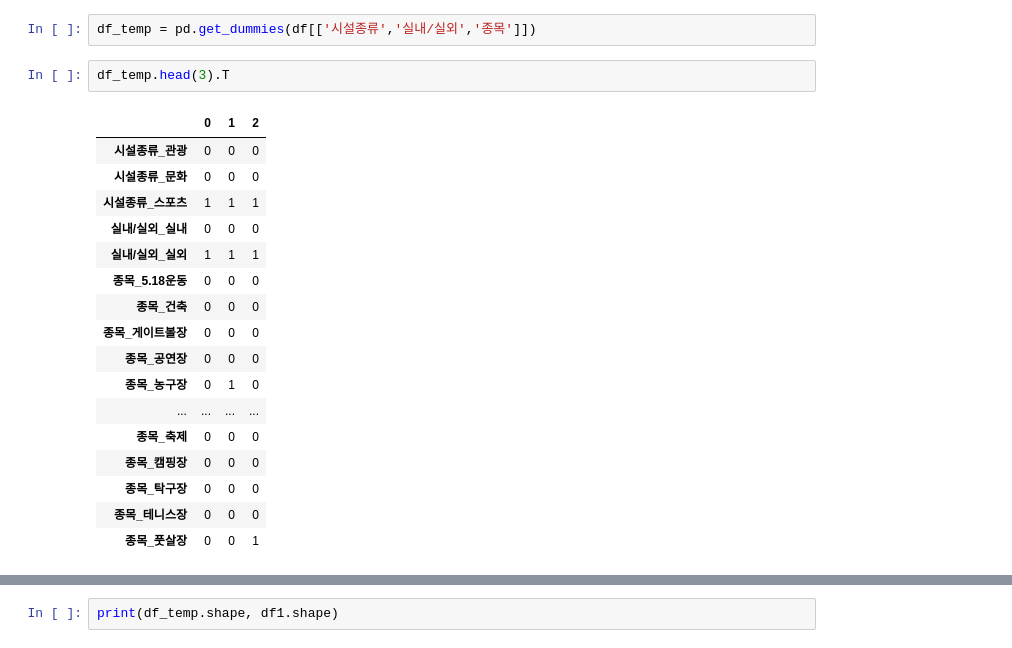
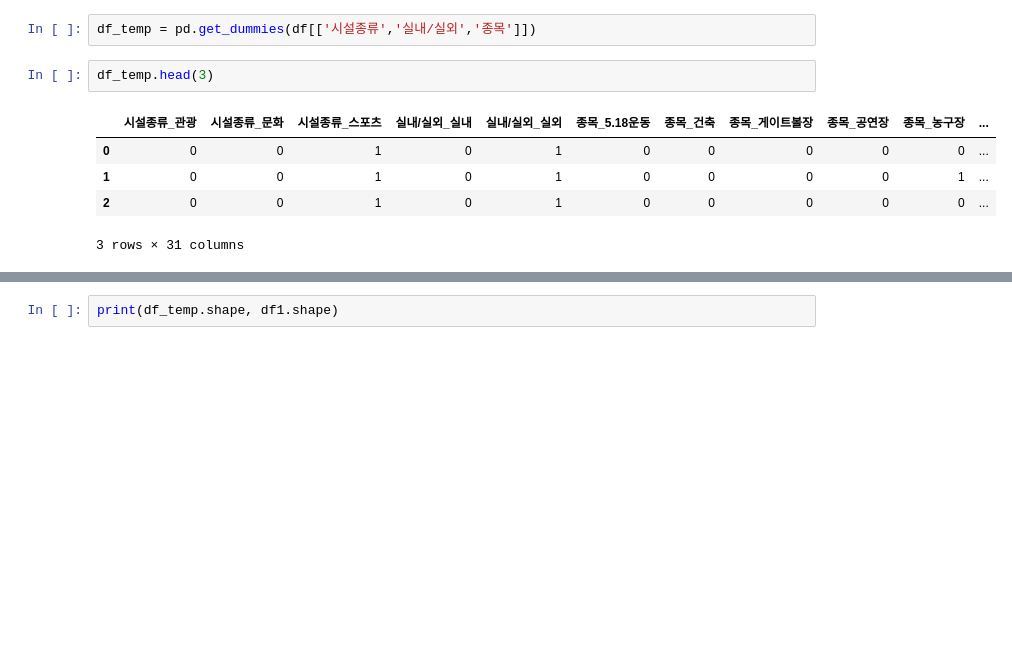
Before and after one commit to oocheol/Health_Find, a Jupyter notebook: Model.ipynb, the cells around one changed output, grey strips where cells are left out. Drawn from its saved outputs; the diff is of its cells as text; blank space fills up the shorter version.

```diff
--- a/Model.ipynb
+++ b/Model.ipynb
@@ -30,25 +30,13 @@ df.head(3)
 # %%
 df_temp = pd.get_dummies(df[['시설종류','실내/실외','종목']])
 # %%
-df_temp.head(3).T
+df_temp.head(3)
 # %% [output]
-|  | 0 | 1 | 2 |
-| 시설종류_관광 | 0 | 0 | 0 |
-| 시설종류_문화 | 0 | 0 | 0 |
-| 시설종류_스포츠 | 1 | 1 | 1 |
-| 실내/실외_실내 | 0 | 0 | 0 |
-| 실내/실외_실외 | 1 | 1 | 1 |
-| 종목_5.18운동 | 0 | 0 | 0 |
-| 종목_건축 | 0 | 0 | 0 |
-| 종목_게이트볼장 | 0 | 0 | 0 |
-| 종목_공연장 | 0 | 0 | 0 |
-| 종목_농구장 | 0 | 1 | 0 |
-| ... | ... | ... | ... |
-| 종목_축제 | 0 | 0 | 0 |
-| 종목_캠핑장 | 0 | 0 | 0 |
-| 종목_탁구장 | 0 | 0 | 0 |
-| 종목_테니스장 | 0 | 0 | 0 |
-| 종목_풋살장 | 0 | 0 | 1 |
+|  | 시설종류_관광 | 시설종류_문화 | 시설종류_스포츠 | 실내/실외_실내 | 실내/실외_실외 | 종목_5.18운동 | 종목_건축 | 종목_게이트볼장 | 종목_공연장 | 종목_농구장 | ... |
+| 0 | 0 | 0 | 1 | 0 | 1 | 0 | 0 | 0 | 0 | 0 | ... |
+| 1 | 0 | 0 | 1 | 0 | 1 | 0 | 0 | 0 | 0 | 1 | ... |
+| 2 | 0 | 0 | 1 | 0 | 1 | 0 | 0 | 0 | 0 | 0 | ... |
+3 rows × 31 columns
 # %%
 df1 = pd.read_csv("./data/weather.csv")
 df1.head(3)
```
Also changed, not shown: parts of 23 cells of this notebook, 2 other files.
